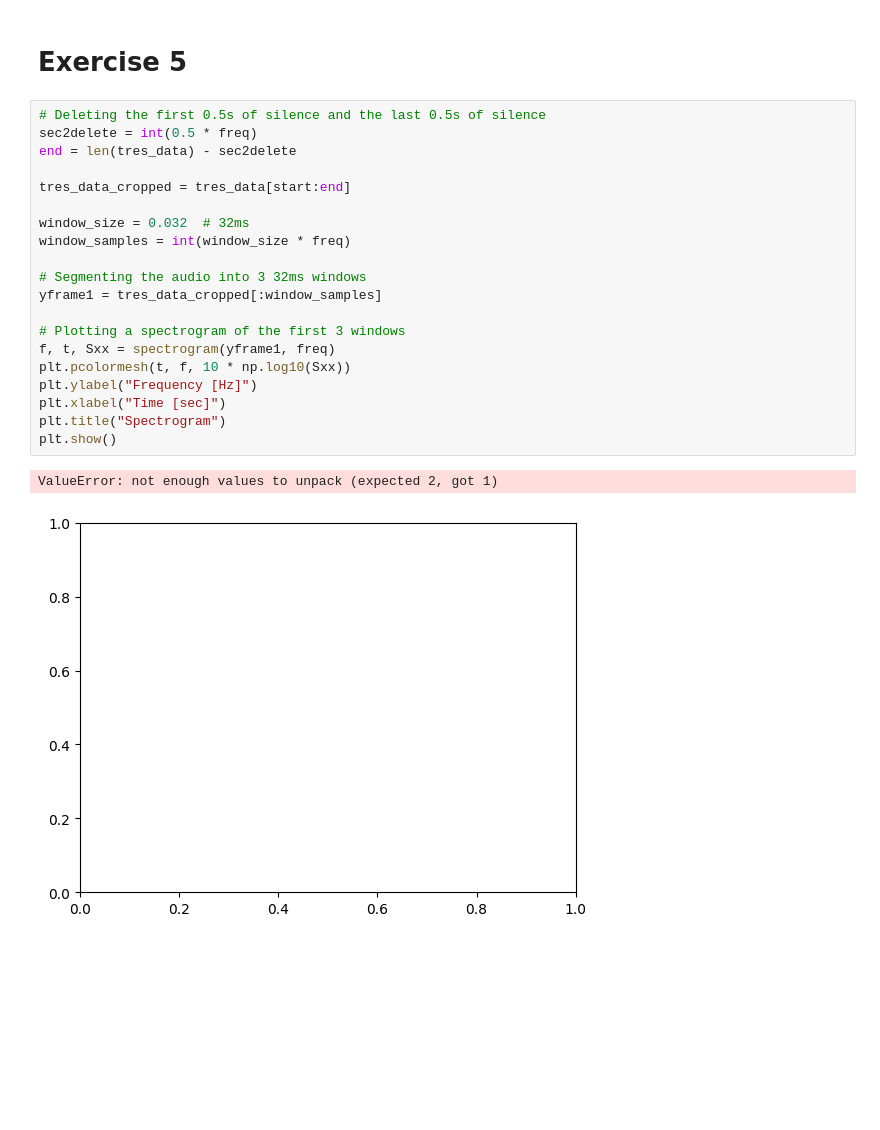
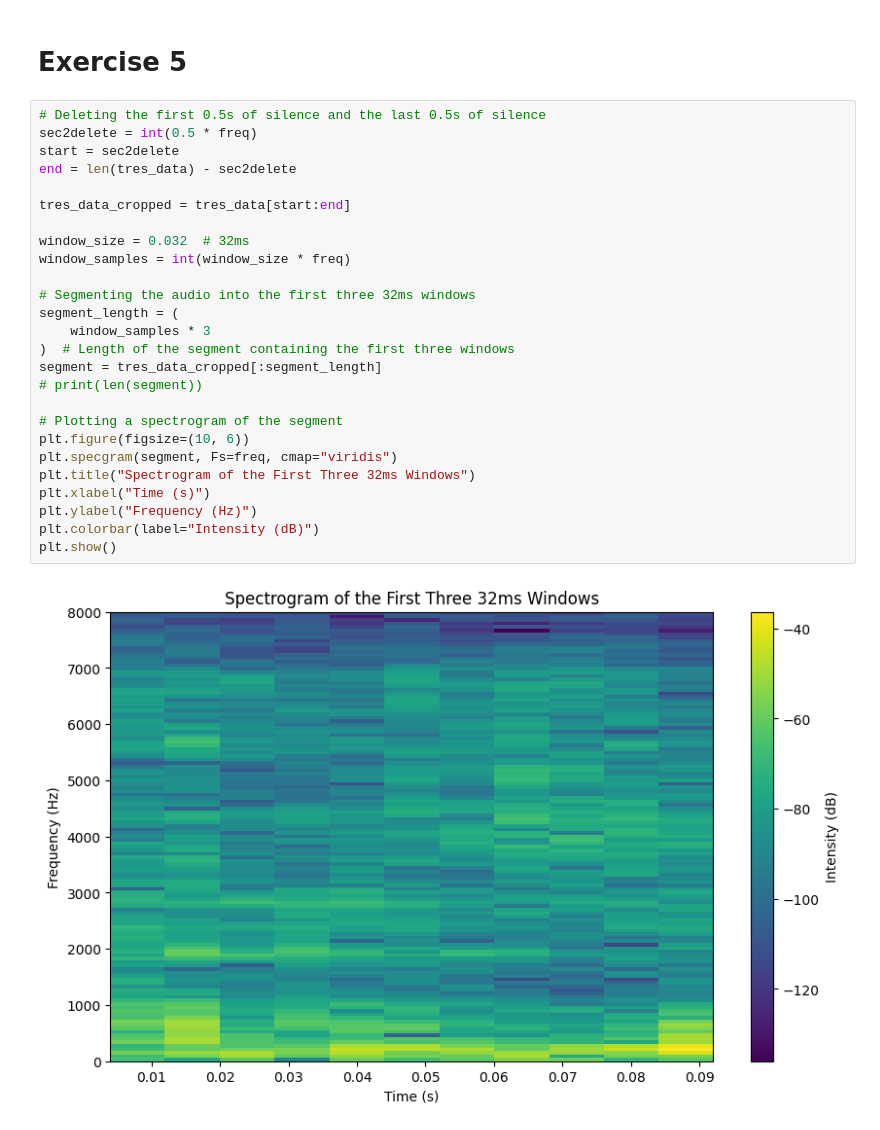
Before and after one commit to carlosedm10/college, a Jupyter notebook: TDS/P2/Prac2.ipynb, the cells around one changed output. Drawn from its saved outputs; the diff is of its cells as text; blank space fills up the shorter version.

```diff
--- a/TDS/P2/Prac2.ipynb
+++ b/TDS/P2/Prac2.ipynb
@@ -245,23 +245,28 @@ With a standard deviation of: nan Hz
 # %%
 # Deleting the first 0.5s of silence and the last 0.5s of silence
 sec2delete = int(0.5 * freq)
+start = sec2delete
 end = len(tres_data) - sec2delete
 
 tres_data_cropped = tres_data[start:end]
 
 window_size = 0.032  # 32ms
 window_samples = int(window_size * freq)
 
-# Segmenting the audio into 3 32ms windows
-yframe1 = tres_data_cropped[:window_samples]
+# Segmenting the audio into the first three 32ms windows
+segment_length = (
+    window_samples * 3
+)  # Length of the segment containing the first three windows
+segment = tres_data_cropped[:segment_length]
+# print(len(segment))
 
-# Plotting a spectrogram of the first 3 windows
-f, t, Sxx = spectrogram(yframe1, freq)
-plt.pcolormesh(t, f, 10 * np.log10(Sxx))
-plt.ylabel("Frequency [Hz]")
-plt.xlabel("Time [sec]")
-plt.title("Spectrogram")
+# Plotting a spectrogram of the segment
+plt.figure(figsize=(10, 6))
+plt.specgram(segment, Fs=freq, cmap="viridis")
+plt.title("Spectrogram of the First Three 32ms Windows")
+plt.xlabel("Time (s)")
+plt.ylabel("Frequency (Hz)")
+plt.colorbar(label="Intensity (dB)")
 plt.show()
 # %% [output]
-ValueError: not enough values to unpack (expected 2, got 1)
-[figure, old version]
+[figure, new version]
```
